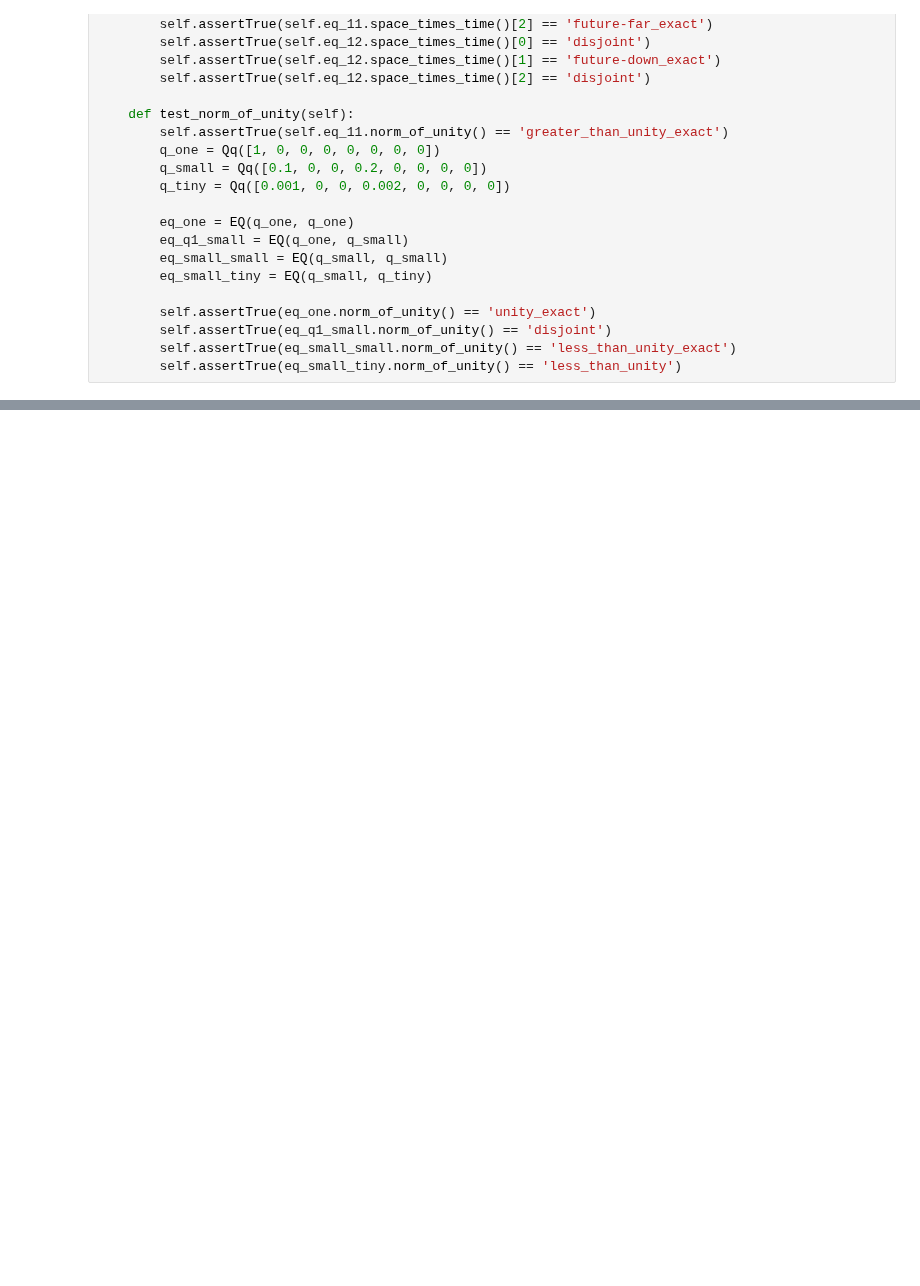
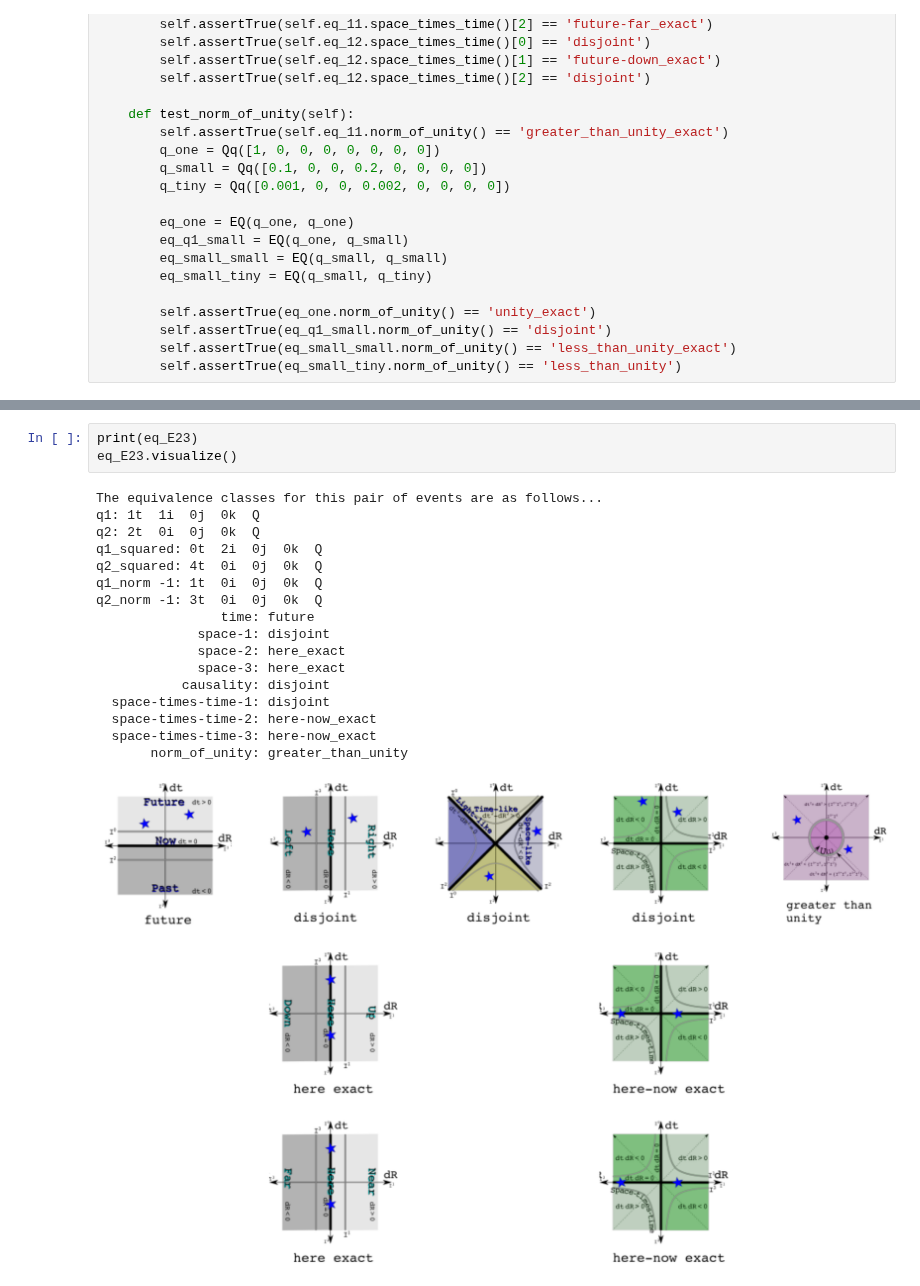
Before and after one commit to dougsweetser/ipq, a Jupyter notebook: q_notebook/Q_tool_devo.ipynb, the cells around one changed output, grey strips where cells are left out. Drawn from its saved outputs; the diff is of its cells as text; blank space fills up the shorter version.

```diff
--- a/q_notebook/Q_tool_devo.ipynb
+++ b/q_notebook/Q_tool_devo.ipynb
@@ -1948,0 +1844,21 @@ print(dpN.dif(dprotN))
+# %%
+print(eq_E23)
+eq_E23.visualize()
+# %% [output]
+The equivalence classes for this pair of events are as follows...
+q1: 1t  1i  0j  0k  Q
+q2: 2t  0i  0j  0k  Q
+q1_squared: 0t  2i  0j  0k  Q
+q2_squared: 4t  0i  0j  0k  Q
+q1_norm -1: 1t  0i  0j  0k  Q
+q2_norm -1: 3t  0i  0j  0k  Q
+                time: future
+             space-1: disjoint
+             space-2: here_exact
+             space-3: here_exact
+           causality: disjoint
+  space-times-time-1: disjoint
+  space-times-time-2: here-now_exact
+  space-times-time-3: here-now_exact
+       norm_of_unity: greater_than_unity
+[figure, added]
```
Also changed, not shown: parts of 25 cells of this notebook.
